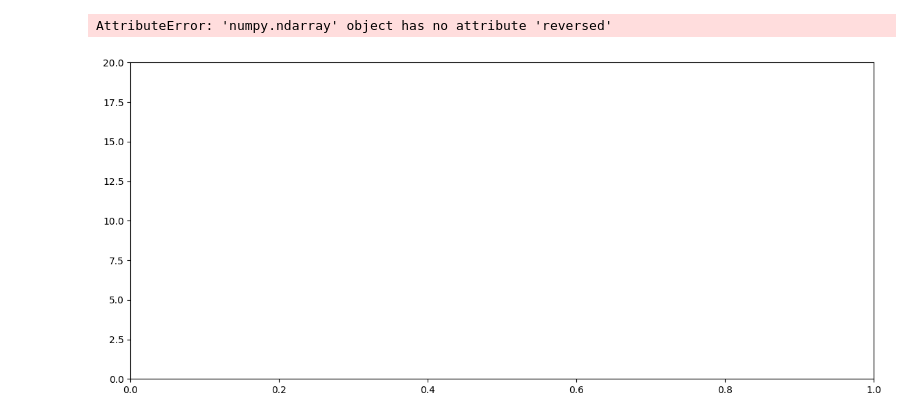
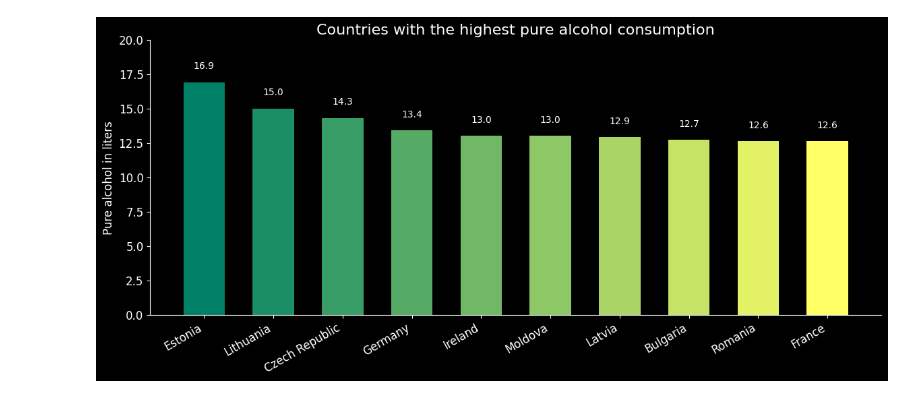
Before and after one commit to gruuubcioo/Alcohol-consumption-in-Europe, a Jupyter notebook: main.ipynb, the cells around one changed output. Saved outputs shown, nothing was run; the diff lists cells and outputs as text; code cells hidden in the pictures.

Commit message:
Data cleaning and plots

```diff
--- a/main.ipynb
+++ b/main.ipynb
@@ -28,26 +28,30 @@ data.head(44)
 | 42 | Ukraine | 8.6 | 5.4 | 3.1 | 42.3 | ... |
 | 43 | United Kingdom | 11.4 | 9.8 | 1.1 | 35.0 | ... |
 # %%
-sorted_by_alcohol = data.sort_values(by='total_consumption', ascending=False)
-x = sorted_by_alcohol['country'].head(10)
-y = sorted_by_alcohol['total_consumption'].head(10)
+sorted_by_alcohol_high = data.sort_values(by='total_consumption', ascending=False)
+x = sorted_by_alcohol_high['country'].head(10)
+y = sorted_by_alcohol_high['total_consumption'].head(10)
 
 # Tworzenie mapy kolorów
-cmap = plt.cm.prism  # Wybór mapy kolorów
+cmap = plt.cm.summer  # Wybór mapy kolorów
 colors = cmap(np.linspace(0, 1, len(y)))  # Generowanie kolorów dla każdego słupka
 
+plt.style.use('dark_background')
 fig, ax = plt.subplots(figsize=(14, 6))
 plt.ylim((0, 20))
 
 ax.bar(x, y, width=0.6, color=colors)
+
+for i, liters in enumerate(y):
+    ax.text(i, liters + 1, f"{liters:.1f}", ha="center")
 
 ax.set_title("Countries with the highest pure alcohol consumption", fontsize=16)
 ax.set_xlabel("", fontsize=12)
 ax.set_ylabel("Pure alcohol in liters", fontsize=12)
 ax.tick_params(labelsize=12)
 ax.spines["top"].set_visible(False)
 ax.spines["right"].set_visible(False)
+
 fig.autofmt_xdate()
 # %% [output]
-AttributeError: 'numpy.ndarray' object has no attribute 'reversed'
-[figure, old version]
+[figure, new version]
```
Also changed, not shown: parts of 2 cells of this notebook.
